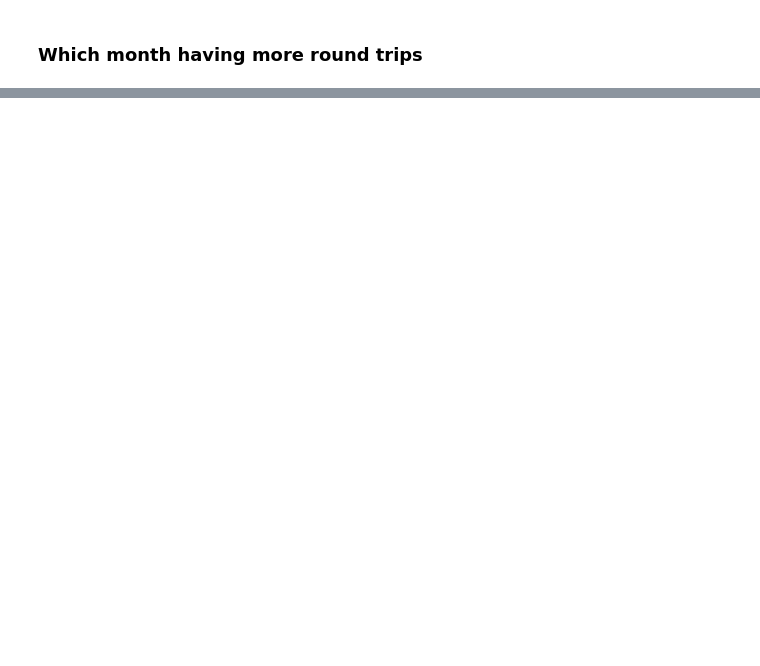
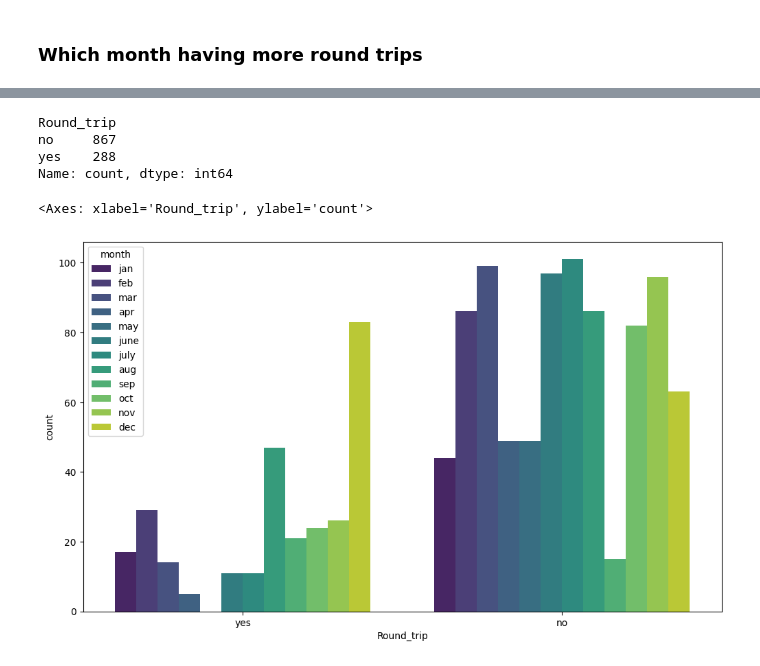
Before and after one commit to mihirh19/uber-analysis, a Jupyter notebook: uber-2016.ipynb, the cells around one changed output, grey strips where cells are left out. Drawn from its saved outputs; the diff is of its cells as text; code cells hidden in the pictures; blank space fills up the shorter version.

```diff
--- a/uber-2016.ipynb
+++ b/uber-2016.ipynb
@@ -438,2 +438,10 @@ sns.countplot(data=df['month'], x=df['month'], order=df['month'].value_counts().
 # %% [markdown]
 ### Which month having more round trips
+# %%
+def round(x):
+   if x['START'] == x['STOP']:
+      return 'yes'
+   else:
+      return 'no'
+# %%
+df['Round_trip'] = df.apply(round, axis=1)
@@ -439,0 +453,14 @@ sns.countplot(data=df['month'], x=df['month'], order=df['month'].value_counts().
+# %%
+df['Round_trip'].value_counts()
+# %% [output]
+Round_trip
+no     867
+yes    288
+Name: count, dtype: int64
+# %%
+
+plt.figure(figsize=(12, 7))
+sns.countplot(x =df['Round_trip'], hue=df['month'], palette='viridis')
+# %% [output]
+<Axes: xlabel='Round_trip', ylabel='count'>
+[figure, added]
```
Also changed, not shown: parts of 11 cells of this notebook, 4 other files.
